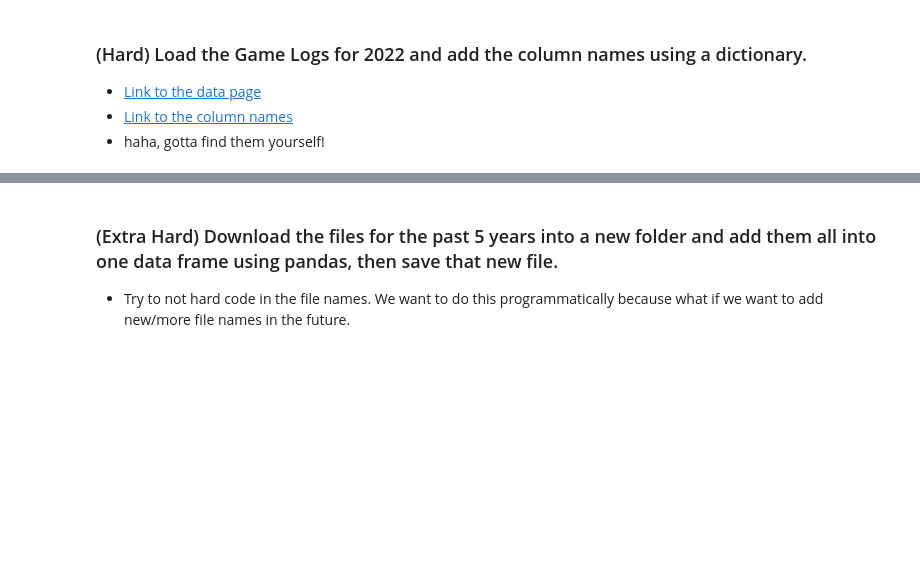
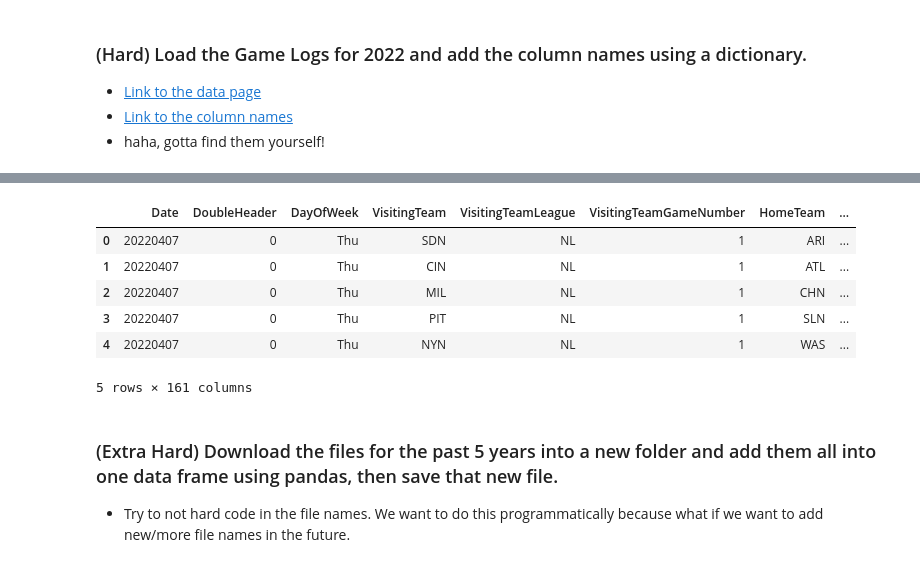
Before and after one commit to ye-htut-maung/my-fork-2024-DS-Tue, a Jupyter notebook: Week-01-Pandas/Exercise-YHM.ipynb, the cells around one changed output, grey strips where cells are left out. Cells and saved outputs as stored; diff of their text form; code cells hidden in the pictures; blank space fills up the shorter version.

```diff
--- a/Week-01-Pandas/Exercise-YHM.ipynb
+++ b/Week-01-Pandas/Exercise-YHM.ipynb
@@ -534,0 +548,4 @@ df_grammys[c1_kl & c3_winner]
+# %%
+headers_df = pd.read_csv('data/game_log_header.csv', header=None)
+headers_dict = headers_df.iloc[0].to_dict()
+headers_dict
@@ -535,3 +576,14 @@ df_grammys[c1_kl & c3_winner]
+# %%
+gl.rename(columns=headers_dict, inplace=True)
+gl.head()
+# %% [output]
+|  | Date | DoubleHeader | DayOfWeek | VisitingTeam | VisitingTeamLeague | VisitingTeamGameNumber | HomeTeam | ... |
+| 0 | 20220407 | 0 | Thu | SDN | NL | 1 | ARI | ... |
+| 1 | 20220407 | 0 | Thu | CIN | NL | 1 | ATL | ... |
+| 2 | 20220407 | 0 | Thu | MIL | NL | 1 | CHN | ... |
+| 3 | 20220407 | 0 | Thu | PIT | NL | 1 | SLN | ... |
+| 4 | 20220407 | 0 | Thu | NYN | NL | 1 | WAS | ... |
+5 rows × 161 columns
 # %% [markdown]
 ### (Extra Hard) Download the files for the past 5 years into a new folder and add them all into one data frame using pandas, then save that new file.
 * Try to not hard code in the file names. We want to do this programmatically because what if we want to add new/more file names in the future.
```
Also changed, not shown: parts of 4 cells of this notebook, 2 other files.
